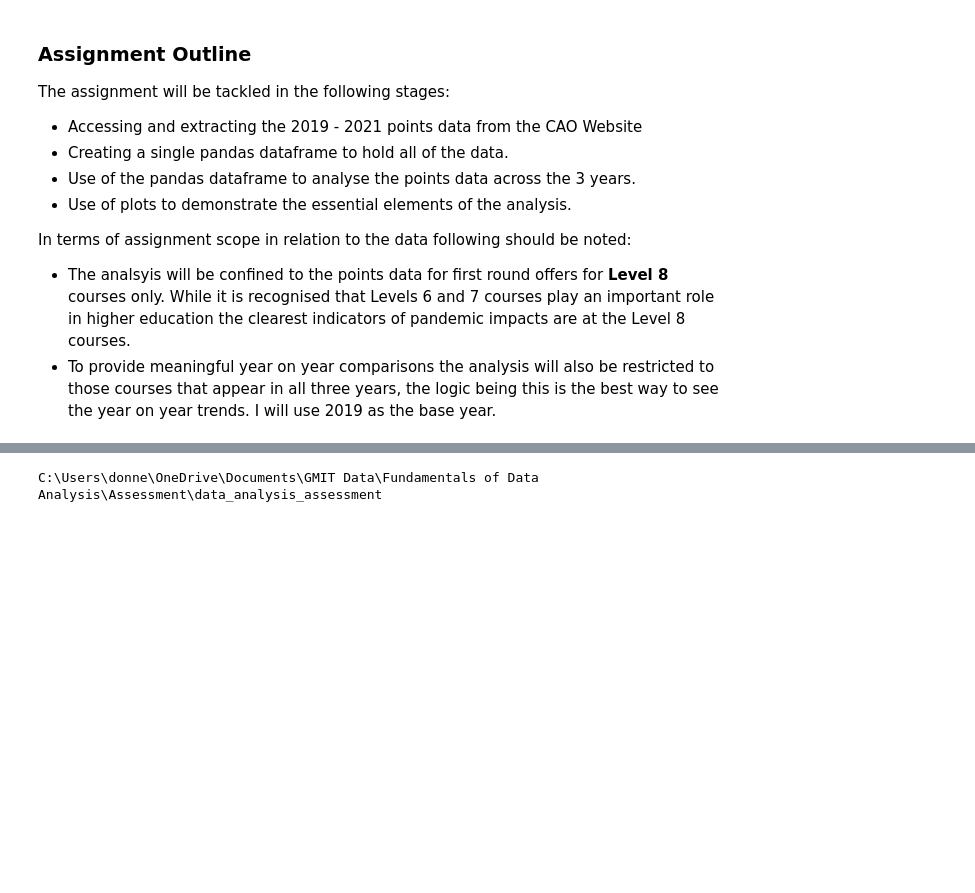
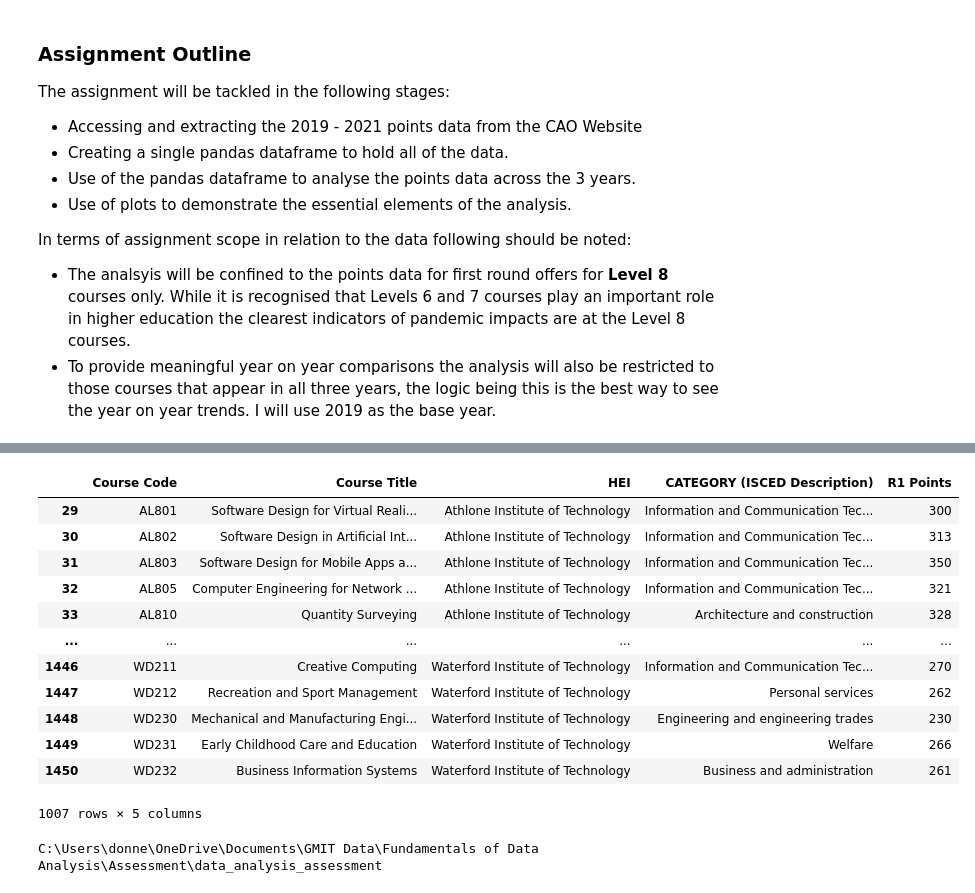
Before and after one commit to donneger/data_analysis_assessment, a Jupyter notebook: cao.ipynb, the cells around one changed output, grey strips where cells are left out. Saved outputs shown, nothing was run; the diff lists cells and outputs as text; code cells hidden in the pictures; blank space fills up the shorter version.

```diff
--- a/cao.ipynb
+++ b/cao.ipynb
@@ -81,3 +182,20 @@ resp.encoding = 'cp1252'
+# %%
+df2021lvl8 = df2021lvl8[['Course Code', 'Course Title', 'HEI', 'CATEGORY (ISCED Description)', 'R1 Points']]
+df2021lvl8
+# %% [output]
+|  | Course Code | Course Title | HEI | CATEGORY (ISCED Description) | R1 Points |
+| 29 | AL801 | Software Design for Virtual Reali... | Athlone Institute of Technology | Information and Communication Tec... | 300 |
+| 30 | AL802 | Software Design in Artificial Int... | Athlone Institute of Technology | Information and Communication Tec... | 313 |
+| 31 | AL803 | Software Design for Mobile Apps a... | Athlone Institute of Technology | Information and Communication Tec... | 350 |
+| 32 | AL805 | Computer Engineering for Network ... | Athlone Institute of Technology | Information and Communication Tec... | 321 |
+| 33 | AL810 | Quantity Surveying | Athlone Institute of Technology | Architecture and construction | 328 |
+| ... | ... | ... | ... | ... | ... |
+| 1446 | WD211 | Creative Computing | Waterford Institute of Technology | Information and Communication Tec... | 270 |
+| 1447 | WD212 | Recreation and Sport Management | Waterford Institute of Technology | Personal services | 262 |
+| 1448 | WD230 | Mechanical and Manufacturing Engi... | Waterford Institute of Technology | Engineering and engineering trades | 230 |
+| 1449 | WD231 | Early Childhood Care and Education | Waterford Institute of Technology | Welfare | 266 |
+| 1450 | WD232 | Business Information Systems | Waterford Institute of Technology | Business and administration | 261 |
+1007 rows × 5 columns
 # %%
 # Use os.cwd to generate the current working directory for saving the output files from the analysis.
 cwd = os.getcwd()
```
Also changed, not shown: parts of 16 cells of this notebook.
